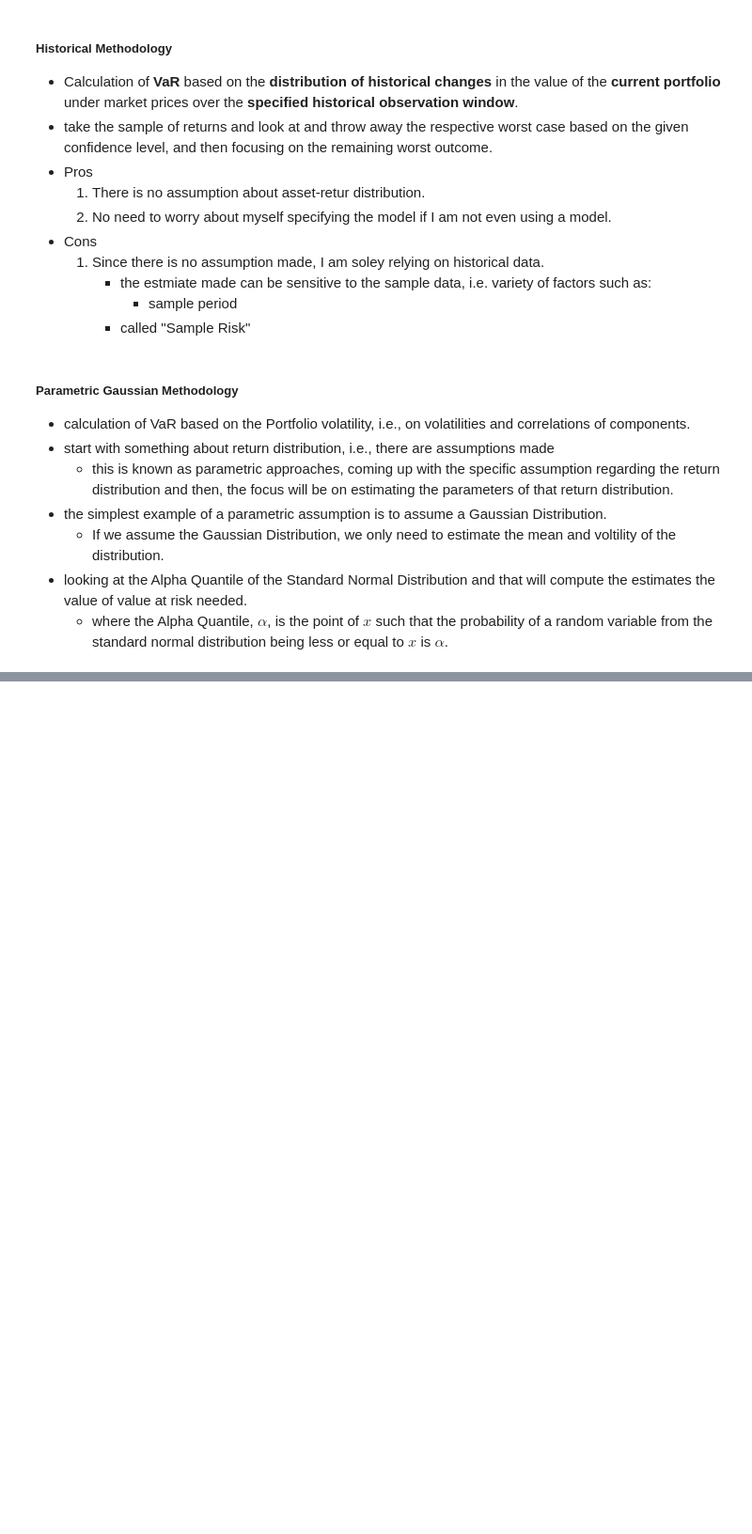
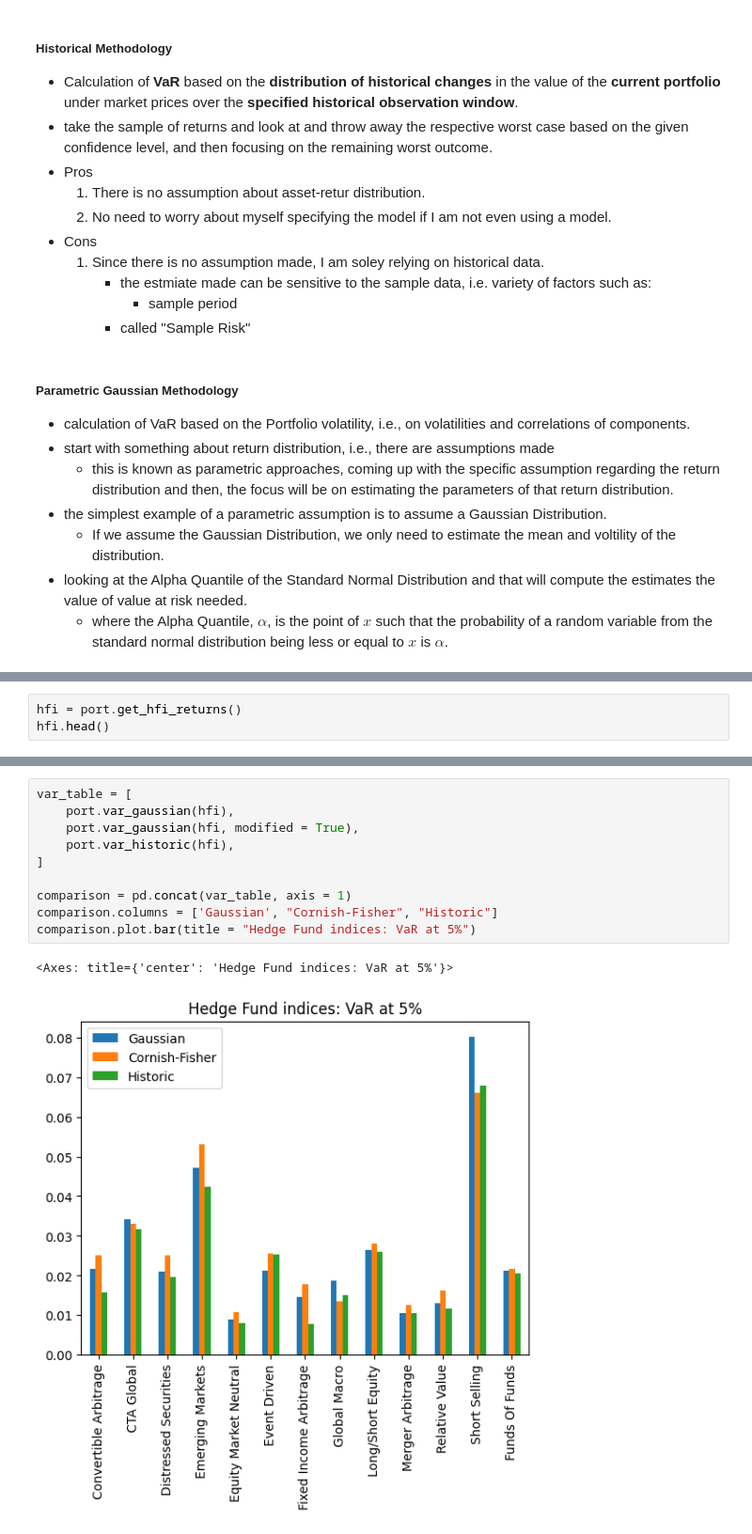
Before and after one commit to JoohanJin/portfolio_management_prac, a Jupyter notebook: lib/6_estimating_var.ipynb, the cells around one changed output, grey strips where cells are left out. Shown at 94% size. Saved outputs shown, nothing was run; the diff lists cells and outputs as text; blank space fills up the shorter version.

```diff
--- a/lib/6_estimating_var.ipynb
+++ b/lib/6_estimating_var.ipynb
@@ -32,0 +61,3 @@
+# %%
+hfi = port.get_hfi_returns()
+hfi.head()
@@ -32,0 +296,13 @@
+# %%
+var_table = [
+    port.var_gaussian(hfi),
+    port.var_gaussian(hfi, modified = True),
+    port.var_historic(hfi),
+]
+
+comparison = pd.concat(var_table, axis = 1)
+comparison.columns = ['Gaussian', "Cornish-Fisher", "Historic"]
+comparison.plot.bar(title = "Hedge Fund indices: VaR at 5%")
+# %% [output]
+<Axes: title={'center': 'Hedge Fund indices: VaR at 5%'}>
+[figure, added]
```
Also changed, not shown: parts of 26 cells of this notebook, 4 other files.
